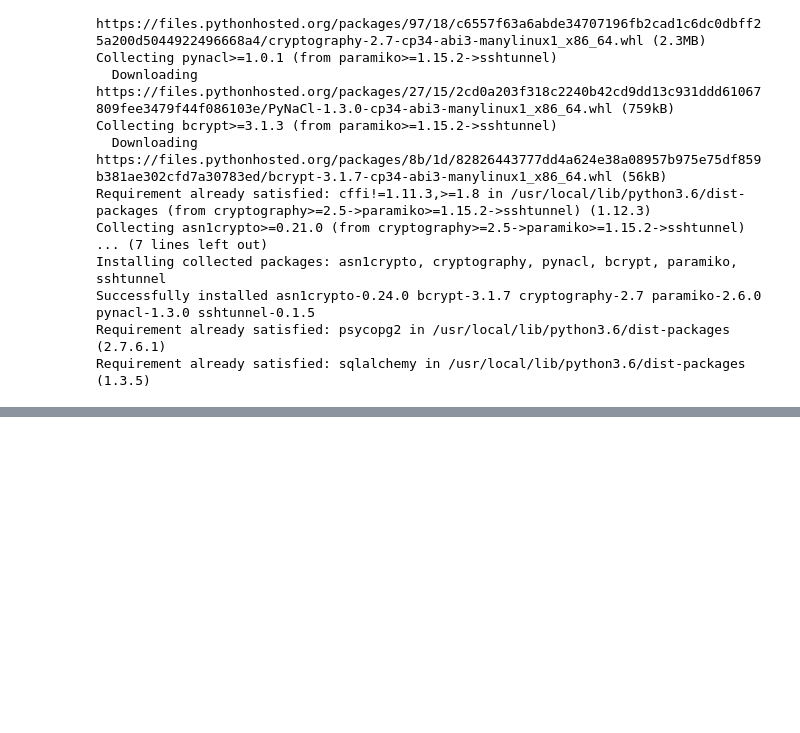
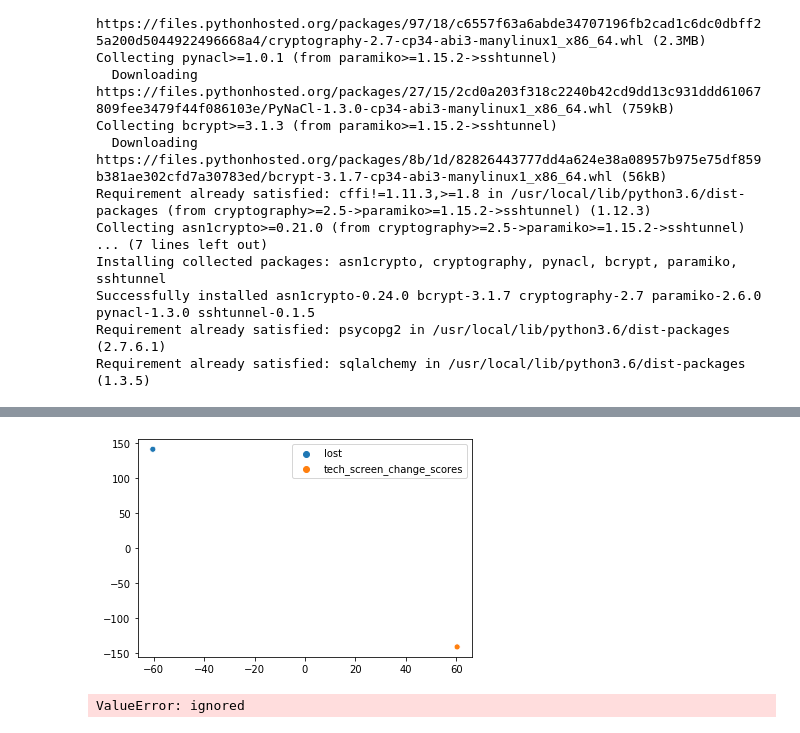
Before and after one commit to Demiurgy/retentioneering-tools, a Jupyter notebook: postgres_connector_reboard_(1).ipynb, the cells around one changed output, grey strips where cells are left out. Saved outputs shown, nothing was run; the diff lists cells and outputs as text; code cells hidden in the pictures; blank space fills up the shorter version.

```diff
--- a/postgres_connector_reboard_(1).ipynb
+++ b/postgres_connector_reboard_(1).ipynb
@@ -63,0 +184,8 @@ somemodule = SourceFileLoader('retentioneering', 'retentioneering-tools/retentio
+# %%
+data.retention.learn_tsne(perplexity=10, plot_type='targets', refit=True);
+# %% [output]
+[figure, added]
+# %%
+data.retention.get_clusters(n_clusters=8, plot_type='cluster_tsne', refit_cluster=True);
+# %% [output]
+ValueError: ignored
```
Also changed, not shown: parts of 17 cells of this notebook.
